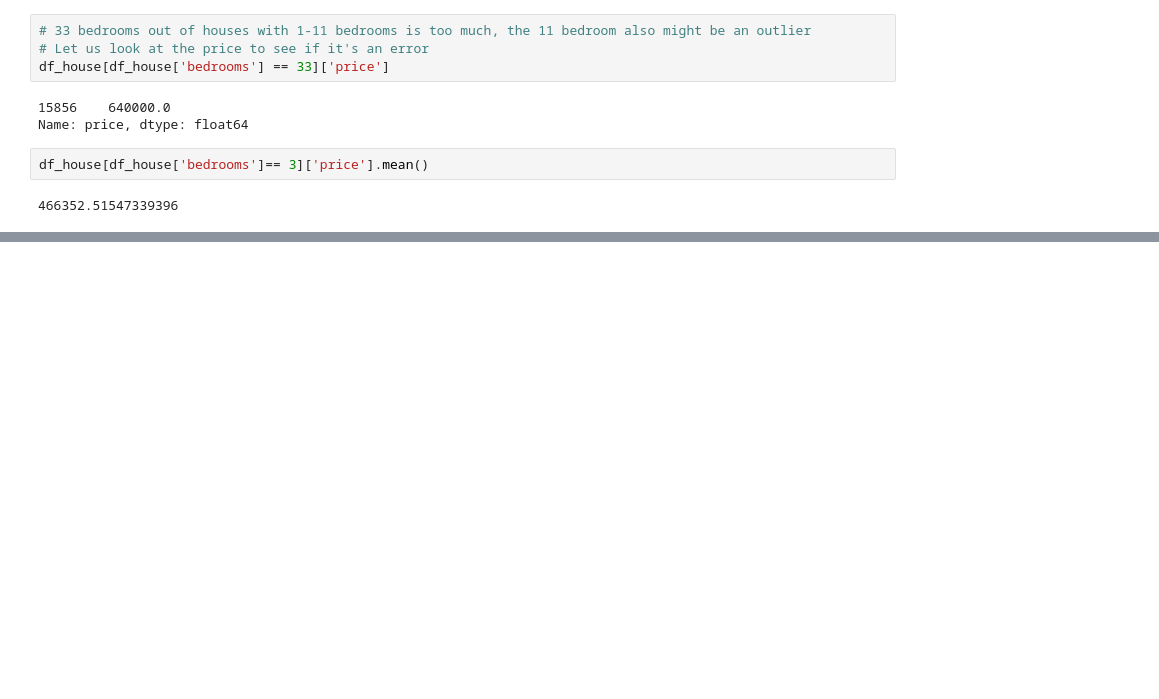
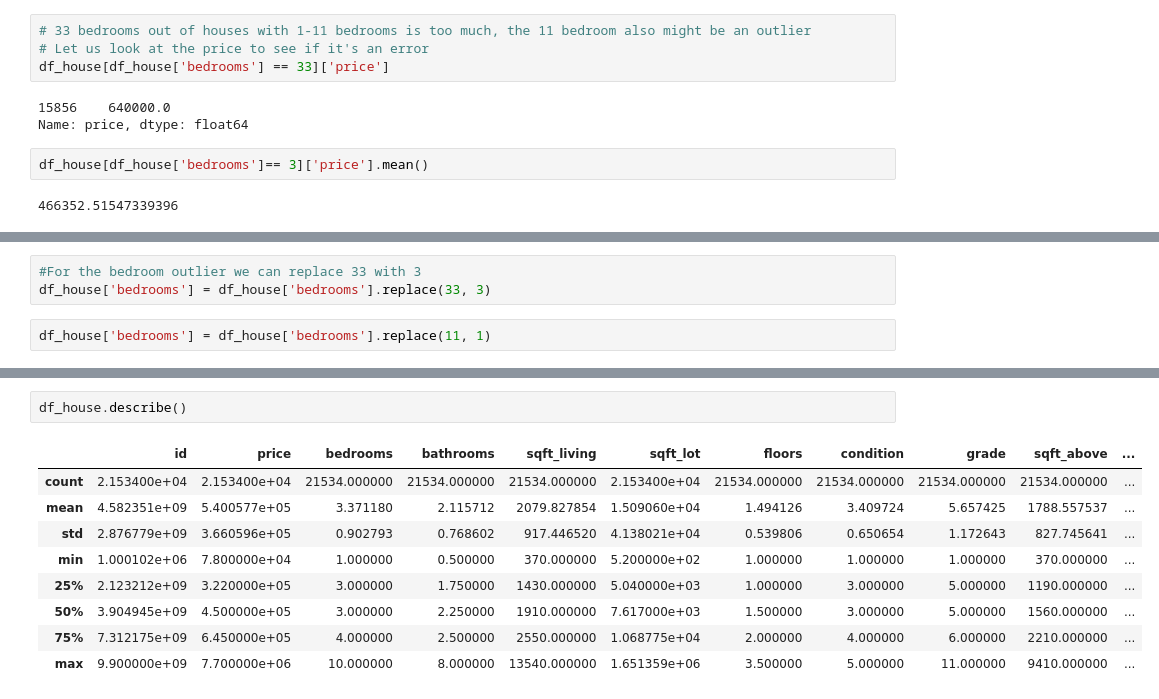
Before and after one commit to CrystalW123/dsc-phase-2-project-v2-3, a Jupyter notebook: student.ipynb, the cells around one changed output, grey strips where cells are left out. Cells and saved outputs as stored; diff of their text form; blank space fills up the shorter version.

```diff
--- a/student.ipynb
+++ b/student.ipynb
@@ -360,0 +378,5 @@ df_house[df_house['bedrooms']== 3]['price'].mean()
+# %%
+#For the bedroom outlier we can replace 33 with 3
+df_house['bedrooms'] = df_house['bedrooms'].replace(33, 3)
+# %%
+df_house['bedrooms'] = df_house['bedrooms'].replace(11, 1)
@@ -360,0 +451,12 @@ df_house[df_house['bedrooms']== 3]['price'].mean()
+# %%
+df_house.describe()
+# %% [output]
+|  | id | price | bedrooms | bathrooms | sqft_living | sqft_lot | floors | condition | grade | sqft_above | ... |
+| count | 2.153400e+04 | 2.153400e+04 | 21534.000000 | 21534.000000 | 21534.000000 | 2.153400e+04 | 21534.000000 | 21534.000000 | 21534.000000 | 21534.000000 | ... |
+| mean | 4.582351e+09 | 5.400577e+05 | 3.371180 | 2.115712 | 2079.827854 | 1.509060e+04 | 1.494126 | 3.409724 | 5.657425 | 1788.557537 | ... |
+| std | 2.876779e+09 | 3.660596e+05 | 0.902793 | 0.768602 | 917.446520 | 4.138021e+04 | 0.539806 | 0.650654 | 1.172643 | 827.745641 | ... |
+| min | 1.000102e+06 | 7.800000e+04 | 1.000000 | 0.500000 | 370.000000 | 5.200000e+02 | 1.000000 | 1.000000 | 1.000000 | 370.000000 | ... |
+| 25% | 2.123212e+09 | 3.220000e+05 | 3.000000 | 1.750000 | 1430.000000 | 5.040000e+03 | 1.000000 | 3.000000 | 5.000000 | 1190.000000 | ... |
+| 50% | 3.904945e+09 | 4.500000e+05 | 3.000000 | 2.250000 | 1910.000000 | 7.617000e+03 | 1.500000 | 3.000000 | 5.000000 | 1560.000000 | ... |
+| 75% | 7.312175e+09 | 6.450000e+05 | 4.000000 | 2.500000 | 2550.000000 | 1.068775e+04 | 2.000000 | 4.000000 | 6.000000 | 2210.000000 | ... |
+| max | 9.900000e+09 | 7.700000e+06 | 10.000000 | 8.000000 | 13540.000000 | 1.651359e+06 | 3.500000 | 5.000000 | 11.000000 | 9410.000000 | ... |
```
Also changed, not shown: parts of 17 cells of this notebook.
